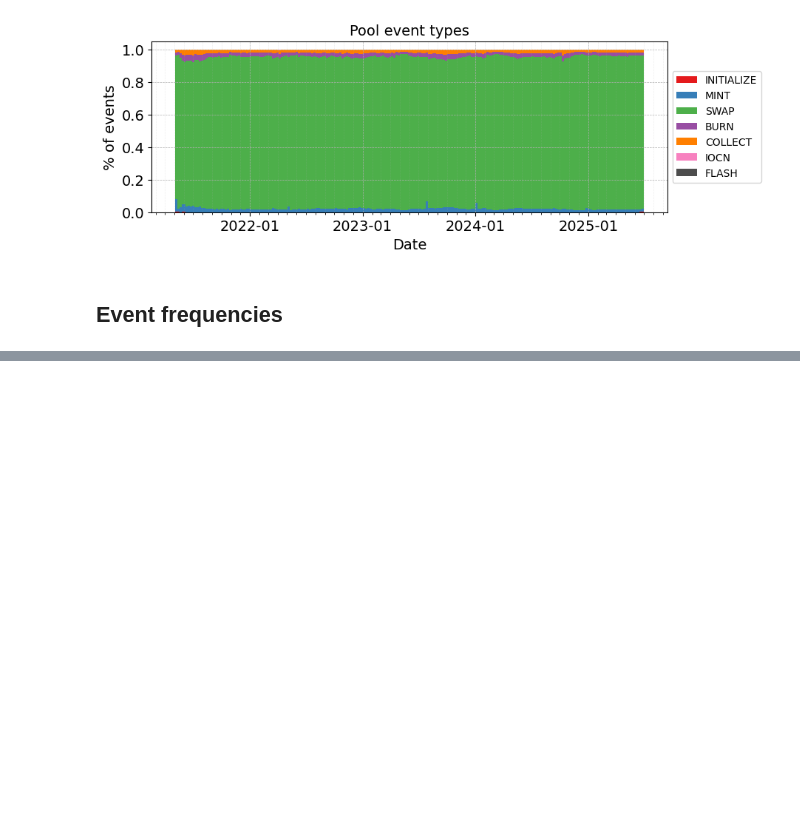
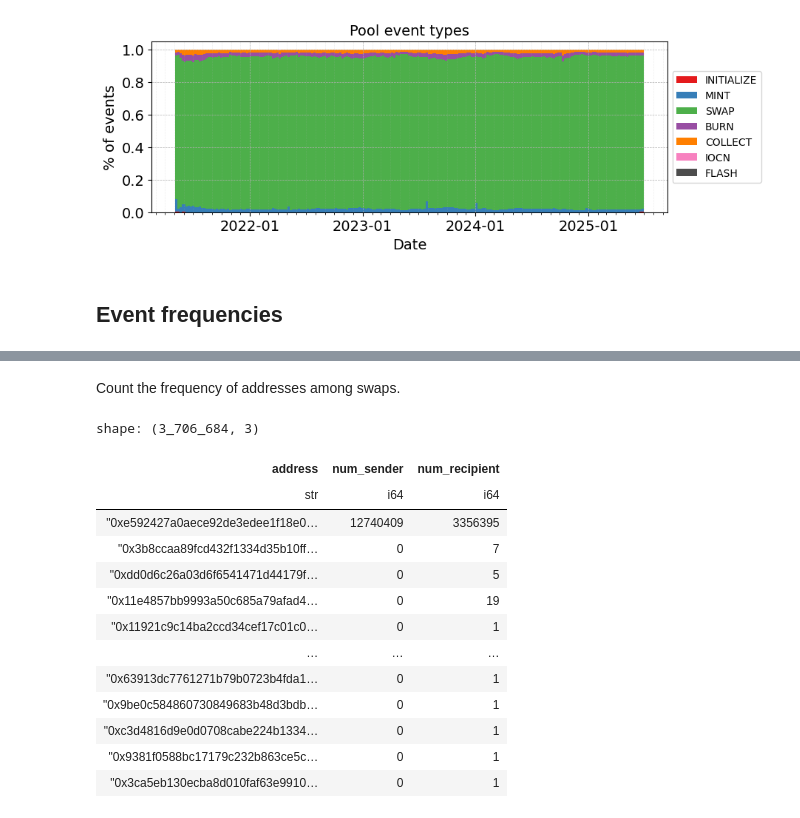
Before and after one commit to mloporchio/UniswapAnalysis, a Jupyter notebook: nb_pool.ipynb, the cells around one changed output, grey strips where cells are left out. Drawn from its saved outputs; the diff is of its cells as text; code cells hidden in the pictures; blank space fills up the shorter version.

```diff
--- a/nb_pool.ipynb
+++ b/nb_pool.ipynb
@@ -240,0 +227,20 @@ Plotting for type FLASH...
+# %% [markdown]
+Count the frequency of addresses among swaps.
+# %%
+df = pl.read_csv("results/swap_addr.tsv", separator="\t")
+df
+# %% [output]
+shape: (3_706_684, 3)
+| address | num_sender | num_recipient |
+| str | i64 | i64 |
+| "0xe592427a0aece92de3edee1f18e0… | 12740409 | 3356395 |
+| "0x3b8ccaa89fcd432f1334d35b10ff… | 0 | 7 |
+| "0xdd0d6c26a03d6f6541471d44179f… | 0 | 5 |
+| "0x11e4857bb9993a50c685a79afad4… | 0 | 19 |
+| "0x11921c9c14ba2ccd34cef17c01c0… | 0 | 1 |
+| … | … | … |
+| "0x63913dc7761271b79b0723b4fda1… | 0 | 1 |
+| "0x9be0c584860730849683b48d3bdb… | 0 | 1 |
+| "0xc3d4816d9e0d0708cabe224b1334… | 0 | 1 |
+| "0x9381f0588bc17179c232b863ce5c… | 0 | 1 |
+| "0x3ca5eb130ecba8d010faf63e9910… | 0 | 1 |
```
Also changed, not shown: parts of 11 cells of this notebook, 26 other files.
